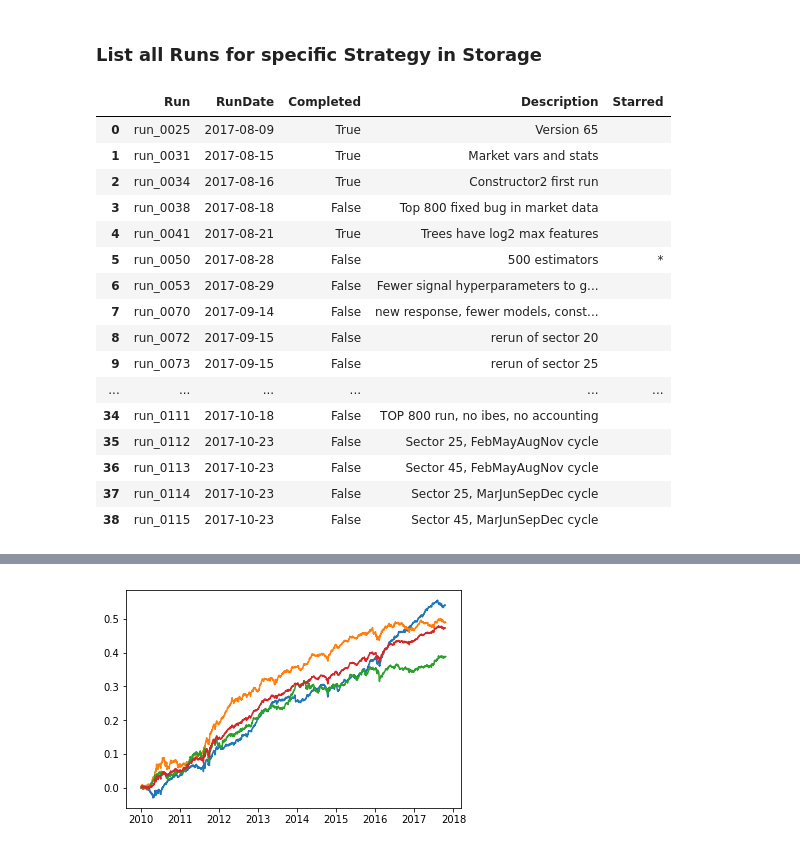
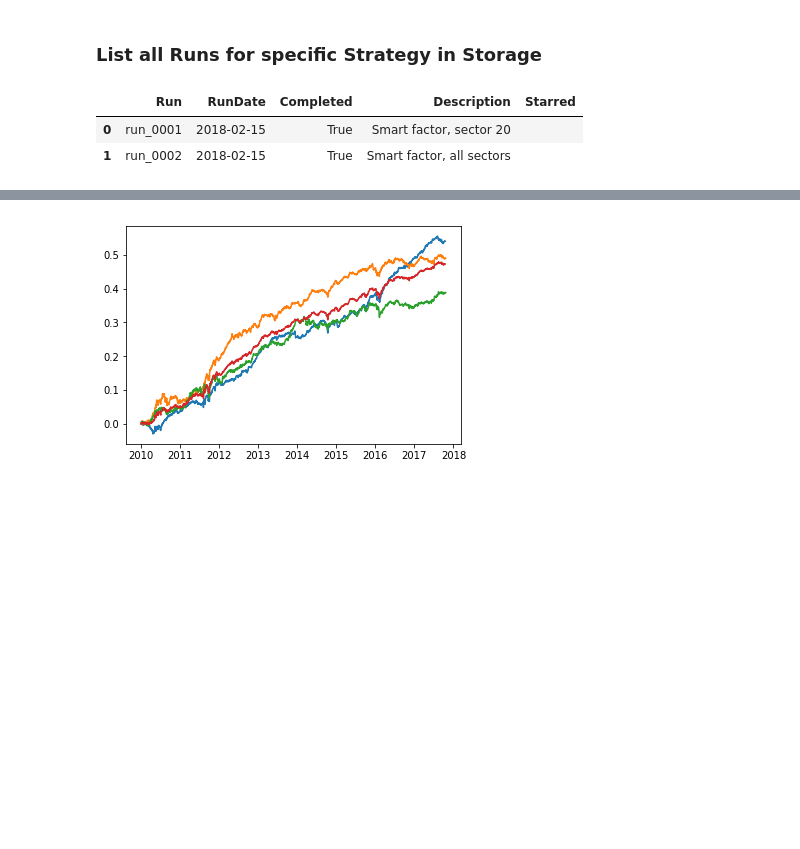
Before and after one commit to ryanoley/ram, a Jupyter notebook: examples/Example_Cloud_Analysis.ipynb, the cells around one changed output, grey strips where cells are left out. Drawn from its saved outputs; the diff is of its cells as text; code cells hidden in the pictures; blank space fills up the shorter version.

```diff
--- a/examples/Example_Cloud_Analysis.ipynb
+++ b/examples/Example_Cloud_Analysis.ipynb
@@ -18,23 +24,9 @@ RunManagerGCP.get_strategies()
 # %% [markdown]
 ### List all Runs for specific Strategy in Storage
 # %%
-RunManagerGCP.get_run_names('LongPeadStrategy')
+RunManagerGCP.get_run_names('StatArbStrategy2')
 # %% [output]
 |  | Run | RunDate | Completed | Description | Starred |
-| 0 | run_0025 | 2017-08-09 | True | Version 65 |  |
-| 1 | run_0031 | 2017-08-15 | True | Market vars and stats |  |
-| 2 | run_0034 | 2017-08-16 | True | Constructor2 first run |  |
-| 3 | run_0038 | 2017-08-18 | False | Top 800 fixed bug in market data |  |
-| 4 | run_0041 | 2017-08-21 | True | Trees have log2 max features |  |
-| 5 | run_0050 | 2017-08-28 | False | 500 estimators | * |
-| 6 | run_0053 | 2017-08-29 | False | Fewer signal hyperparameters to g... |  |
-| 7 | run_0070 | 2017-09-14 | False | new response, fewer models, const... |  |
-| 8 | run_0072 | 2017-09-15 | False | rerun of sector 20 |  |
-| 9 | run_0073 | 2017-09-15 | False | rerun of sector 25 |  |
-| ... | ... | ... | ... | ... | ... |
-| 34 | run_0111 | 2017-10-18 | False | TOP 800 run, no ibes, no accounting |  |
-| 35 | run_0112 | 2017-10-23 | False | Sector 25, FebMayAugNov cycle |  |
-| 36 | run_0113 | 2017-10-23 | False | Sector 45, FebMayAugNov cycle |  |
-| 37 | run_0114 | 2017-10-23 | False | Sector 25, MarJunSepDec cycle |  |
-| 38 | run_0115 | 2017-10-23 | False | Sector 45, MarJunSepDec cycle |  |
+| 0 | run_0001 | 2018-02-15 | True | Smart factor, sector 20 |  |
+| 1 | run_0002 | 2018-02-15 | True | Smart factor, all sectors |  |
 # %%
```
Also changed, not shown: parts of 7 cells of this notebook.
